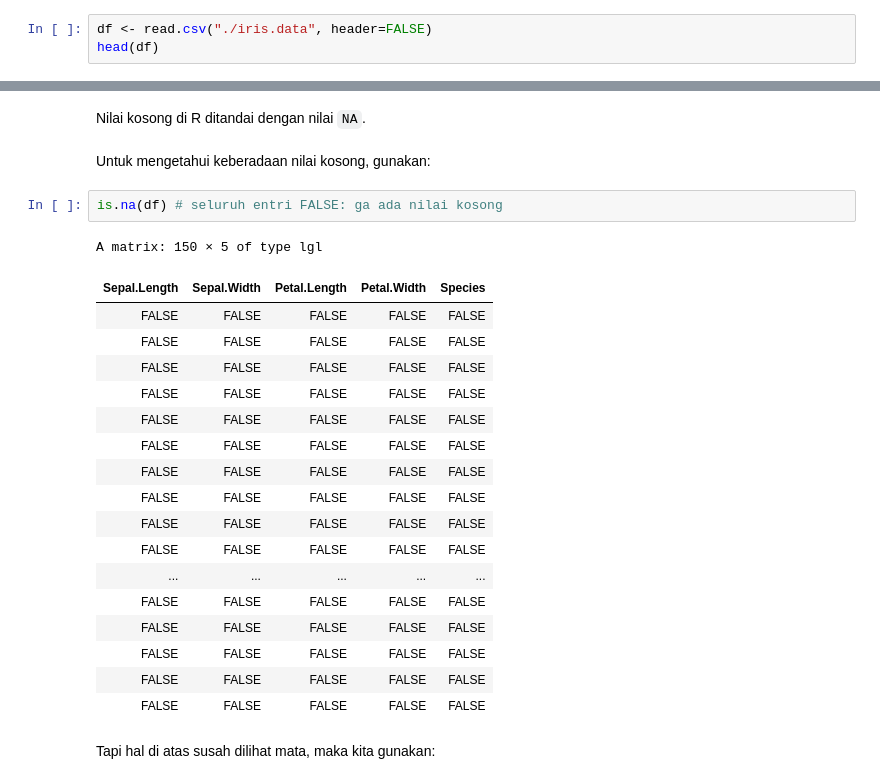
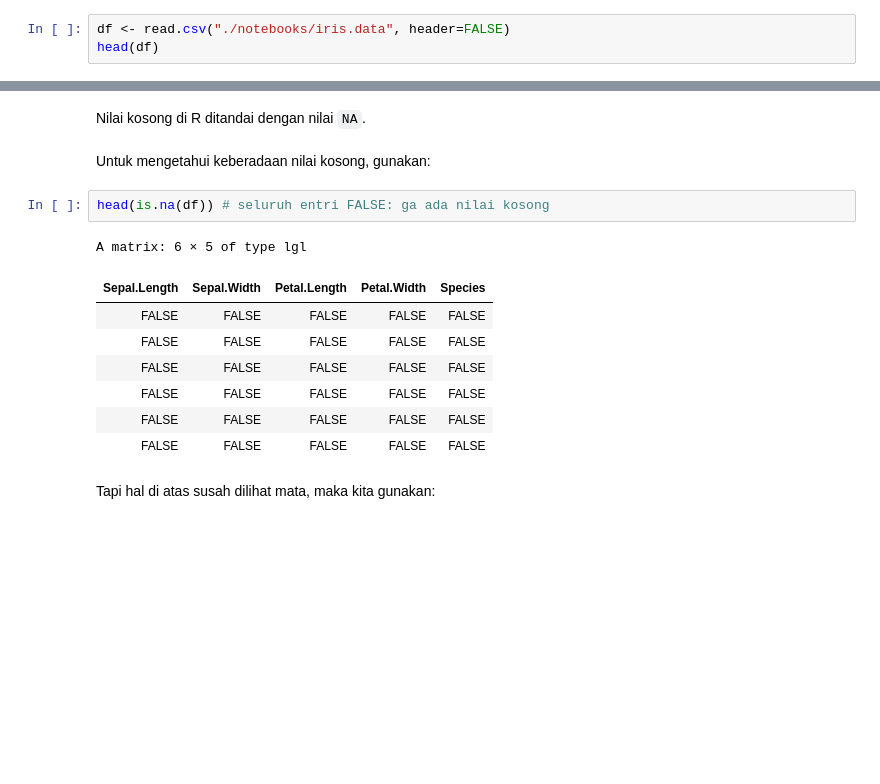
Before and after one commit to sandyherho/webinaR_DasarOlahData, a Jupyter notebook: webinaR pengantar pengolahan data.ipynb, the cells around one changed output, grey strips where cells are left out. Cells and saved outputs as stored; diff of their text form; blank space fills up the shorter version.

```diff
--- a/webinaR pengantar pengolahan data.ipynb
+++ b/webinaR pengantar pengolahan data.ipynb
@@ -712,7 +712,7 @@ A data.frame: 6 × 5
 # %% [markdown]
 Pergi ke <url>https://archive.ics.uci.edu/ml/machine-learning-databases/iris/iris.data</url>, unduh filenya, pindahkan ke direktori tempat kalian bekerja (atau di mana pun juga boleh yang penting kalian tahu PATH -nya), jalankan:
 # %%
-df <- read.csv("./iris.data", header=FALSE)
+df <- read.csv("./notebooks/iris.data", header=FALSE)
 head(df)
 # %% [output]
 A data.frame: 6 × 5
@@ -768,26 +768,16 @@ Nilai kosong di R ditandai dengan nilai `NA`.
 <br><br>
 Untuk mengetahui keberadaan nilai kosong, gunakan:
 # %%
-is.na(df) # seluruh entri FALSE: ga ada nilai kosong
+head(is.na(df)) # seluruh entri FALSE: ga ada nilai kosong
 # %% [output]
-A matrix: 150 × 5 of type lgl
+A matrix: 6 × 5 of type lgl
 | Sepal.Length | Sepal.Width | Petal.Length | Petal.Width | Species |
 | FALSE | FALSE | FALSE | FALSE | FALSE |
 | FALSE | FALSE | FALSE | FALSE | FALSE |
 | FALSE | FALSE | FALSE | FALSE | FALSE |
 | FALSE | FALSE | FALSE | FALSE | FALSE |
 | FALSE | FALSE | FALSE | FALSE | FALSE |
 | FALSE | FALSE | FALSE | FALSE | FALSE |
-| FALSE | FALSE | FALSE | FALSE | FALSE |
-| FALSE | FALSE | FALSE | FALSE | FALSE |
-| FALSE | FALSE | FALSE | FALSE | FALSE |
-| FALSE | FALSE | FALSE | FALSE | FALSE |
-| ... | ... | ... | ... | ... |
-| FALSE | FALSE | FALSE | FALSE | FALSE |
-| FALSE | FALSE | FALSE | FALSE | FALSE |
-| FALSE | FALSE | FALSE | FALSE | FALSE |
-| FALSE | FALSE | FALSE | FALSE | FALSE |
-| FALSE | FALSE | FALSE | FALSE | FALSE |
 # %% [markdown]
 Tapi hal di atas susah dilihat mata, maka kita gunakan:
 # %%
```
Also changed, not shown: parts of 1 cell of this notebook, 17 other files.
